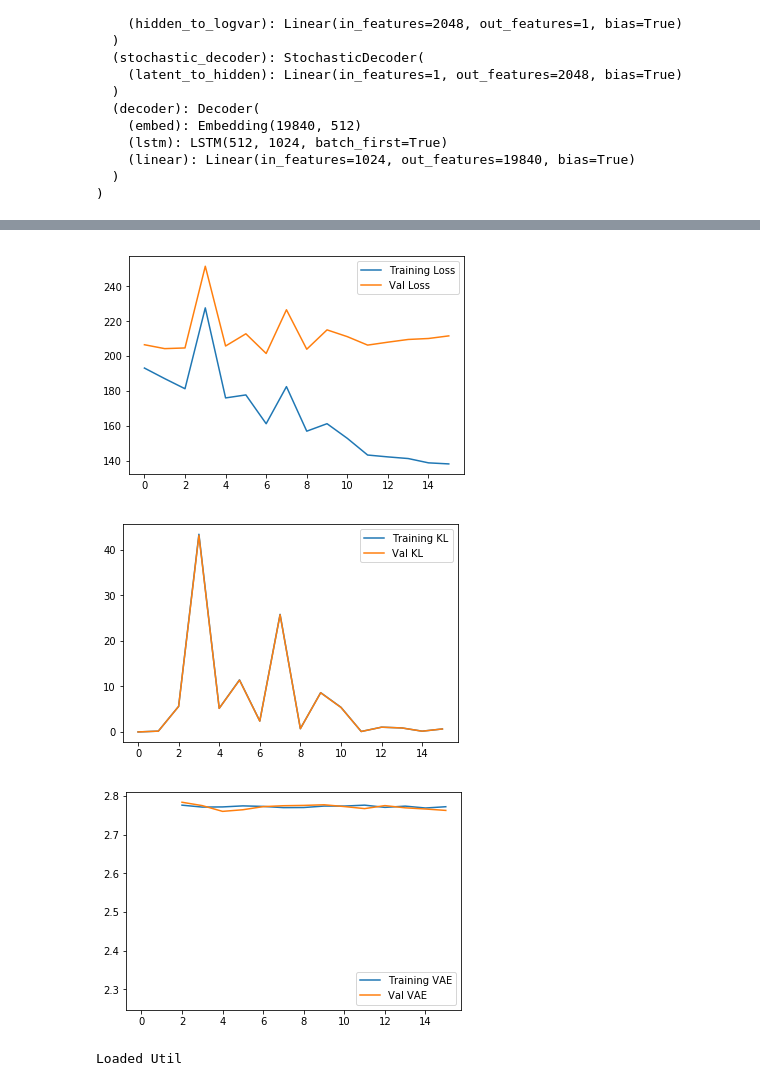
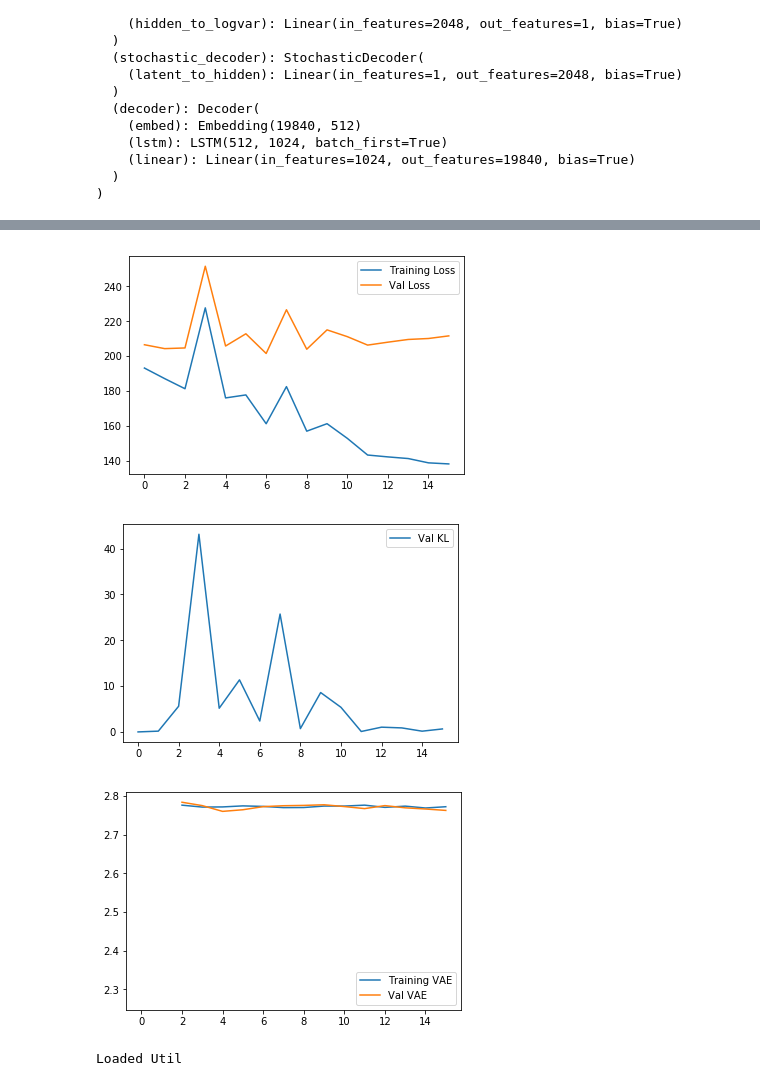
Before and after one commit to eliisabethein/DD2424-project, a Jupyter notebook: Testing VAE.ipynb, the cells around one changed output, grey strips where cells are left out. Cells and saved outputs as stored; diff of their text form; code cells hidden in the pictures.

```diff
--- a/Testing VAE.ipynb
+++ b/Testing VAE.ipynb
@@ -122,40 +124,40 @@ plt.plot(yelp_val_total_epoch_losses_vae_anneal, label="Val Loss")
 plt.legend()
 plt.show()
 
-plt.plot(yelp_total_kl_losses_vae_anneal, label="Training KL")
+#plt.plot(yelp_total_kl_losses_vae_anneal, label="Training KL")
 plt.plot(yelp_val_total_kl_losses_vae_anneal, label="Val KL")
 plt.legend()
 plt.show()
 
 plt.plot(yelp_total_mi_vae_anneal, label="Training VAE")
 plt.plot(yelp_val_total_mi_vae_anneal, label="Val VAE")
 plt.legend()
 plt.show()
 
 
 device = torch.device('cpu')
 util = Util()
 
 embedding_size = 512
 word2vec_model_name = "word2vec_yelp.model"
 word2vec_yelp = Word2Vec.load(word2vec_model_name)
 embedding_weights = word2vec_yelp.wv.vectors
 embedding_weights = np.vstack((embedding_weights, np.zeros((1,embedding_size))))  # add zero vector for <pad>
 embedding_weights = torch.tensor(embedding_weights, device=device)
 
 batch_size = 16
 vocabulary_size = len(word2vec_yelp.wv.vocab)
 padding_index = vocabulary_size
 hidden_size = 1024
 latent_size = 1
 num_layers = 1
 step = 0.25
 learning_rate = 0.01
 epochs = 2
 max_sentence_length = 50
 # %% [output]
 [figure]
-[figure, old version]
+[figure, new version]
 [figure]
 Loaded Util
 # %%
```
Also changed, not shown: parts of 10 cells of this notebook, 4 other files.
